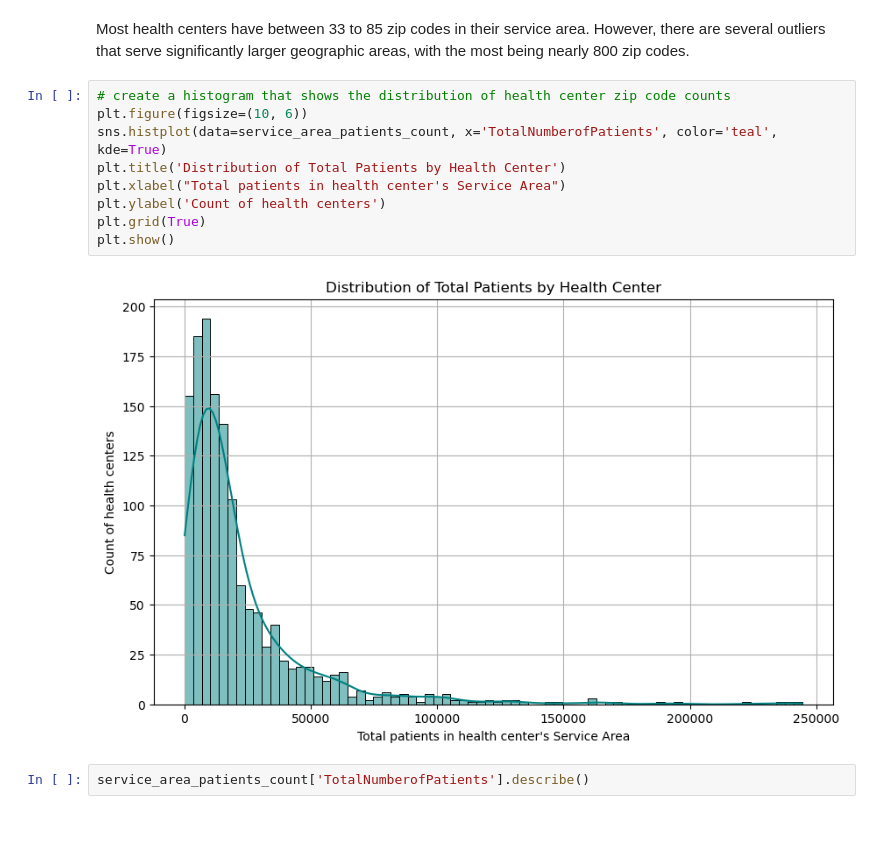
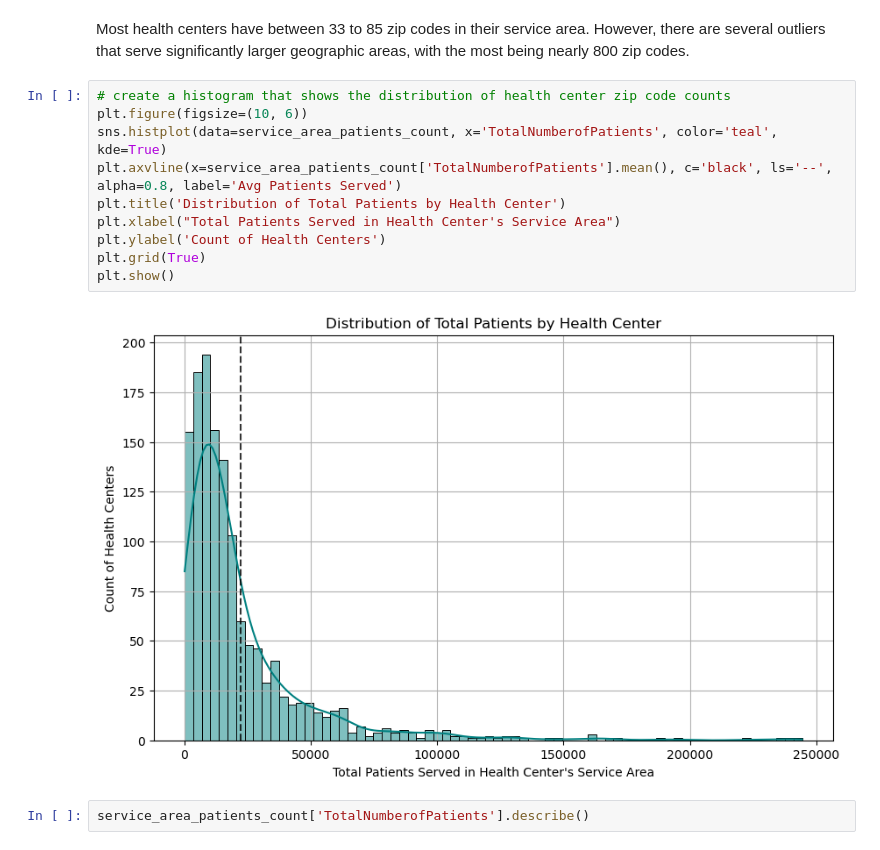
Before and after one commit to dezertdweller/capstone-project-fqhc-model, a Jupyter notebook: data-wrangling.ipynb, the cells around one changed output. Saved outputs shown, nothing was run; the diff lists cells and outputs as text.

Commit message:
Analyzing health center and service area dfs.

```diff
--- a/data-wrangling.ipynb
+++ b/data-wrangling.ipynb
@@ -201,14 +193,15 @@ Most health centers have between 33 to 85 zip codes in their service area. Howev
 # %%
 # create a histogram that shows the distribution of health center zip code counts
 plt.figure(figsize=(10, 6))
 sns.histplot(data=service_area_patients_count, x='TotalNumberofPatients', color='teal', kde=True)
+plt.axvline(x=service_area_patients_count['TotalNumberofPatients'].mean(), c='black', ls='--', alpha=0.8, label='Avg Patients Served')
 plt.title('Distribution of Total Patients by Health Center')
-plt.xlabel("Total patients in health center's Service Area")
-plt.ylabel('Count of health centers')
+plt.xlabel("Total Patients Served in Health Center's Service Area")
+plt.ylabel('Count of Health Centers')
 plt.grid(True)
 plt.show()
 # %% [output]
-[figure, old version]
+[figure, new version]
 # %%
 service_area_patients_count['TotalNumberofPatients'].describe()
 # %% [output]
```
Also changed, not shown: parts of 9 cells of this notebook.
